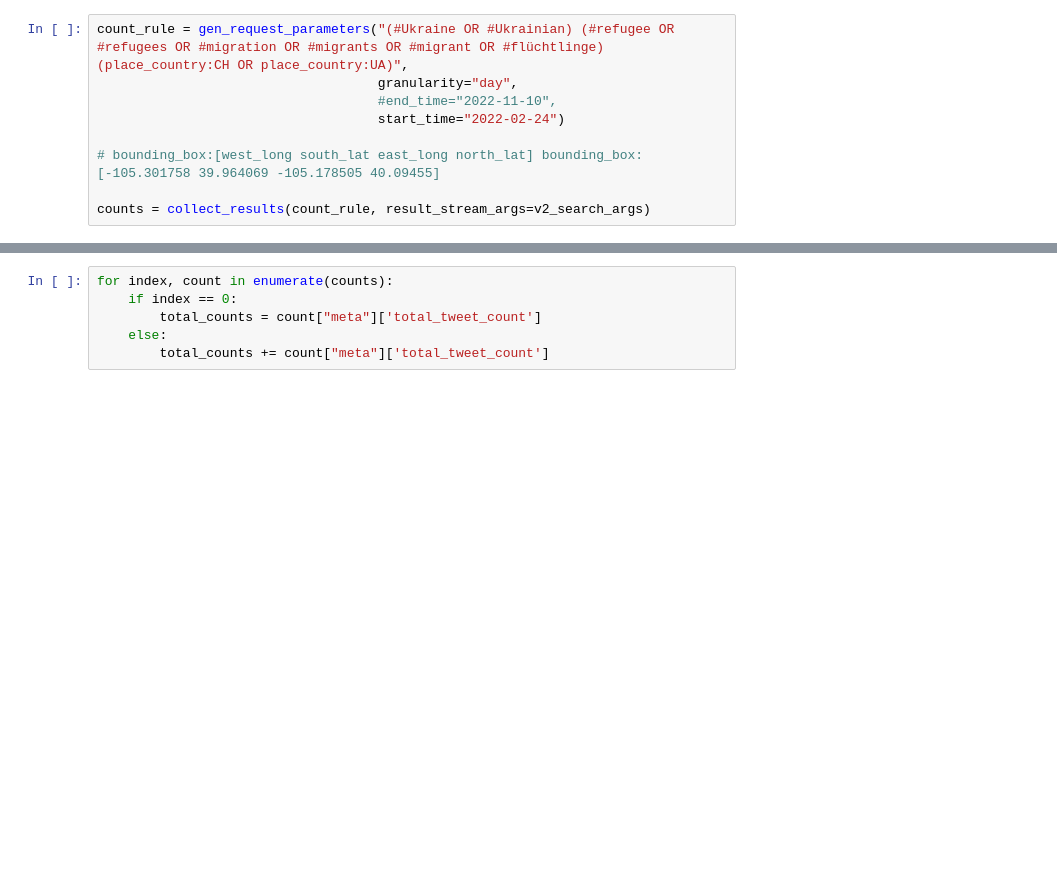
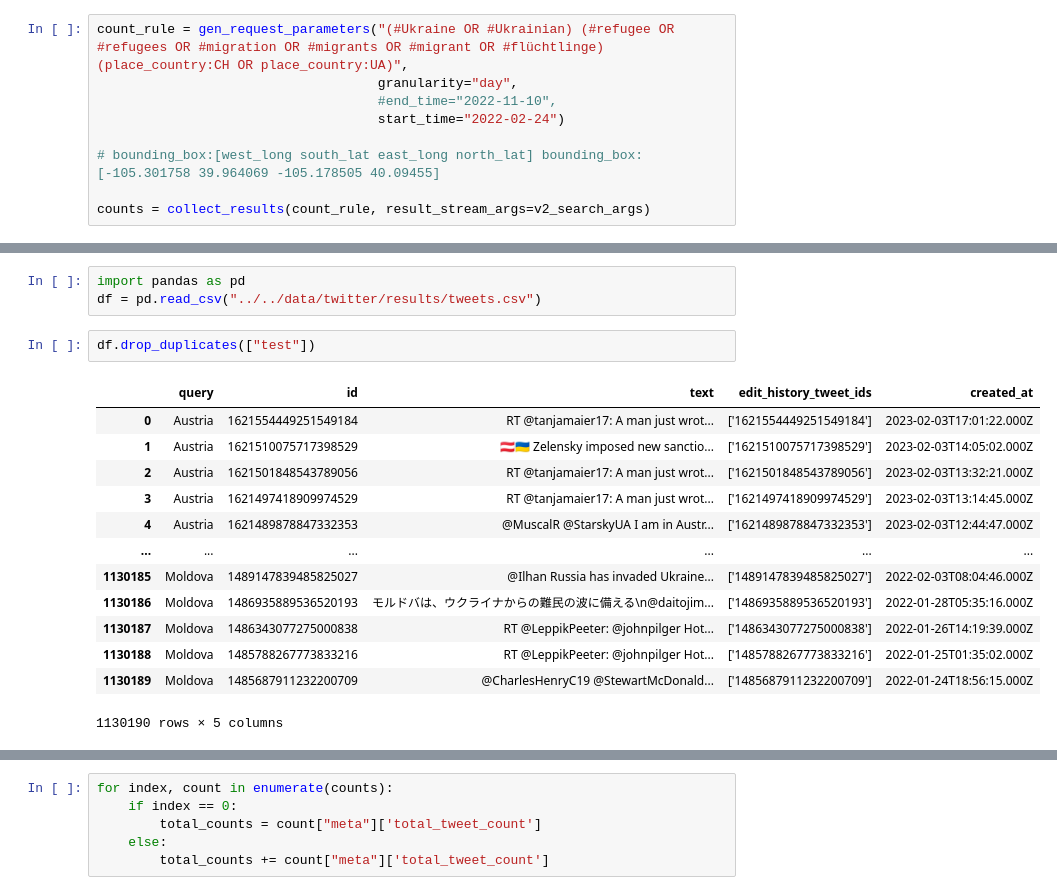
Before and after one commit to sprenkamp/refugee_europe_unsupervised, a Jupyter notebook: src/twitter_tools/scrape_tweets.ipynb, the cells around one changed output, grey strips where cells are left out. Drawn from its saved outputs; the diff is of its cells as text; blank space fills up the shorter version.

Commit message:
adding new data download files and new stopwords file spacy

```diff
--- a/src/twitter_tools/scrape_tweets.ipynb
+++ b/src/twitter_tools/scrape_tweets.ipynb
@@ -30,0 +40,19 @@ counts[0]["meta"]['total_tweet_count']
+# %%
+import pandas as pd
+df = pd.read_csv("../../data/twitter/results/tweets.csv")
+# %%
+df.drop_duplicates(["test"])
+# %% [output]
+|  | query | id | text | edit_history_tweet_ids | created_at |
+| 0 | Austria | 1621554449251549184 | RT @tanjamaier17: A man just wrot... | ['1621554449251549184'] | 2023-02-03T17:01:22.000Z |
+| 1 | Austria | 1621510075717398529 | 🇦🇹🇺🇦 Zelensky imposed new sanctio... | ['1621510075717398529'] | 2023-02-03T14:05:02.000Z |
+| 2 | Austria | 1621501848543789056 | RT @tanjamaier17: A man just wrot... | ['1621501848543789056'] | 2023-02-03T13:32:21.000Z |
+| 3 | Austria | 1621497418909974529 | RT @tanjamaier17: A man just wrot... | ['1621497418909974529'] | 2023-02-03T13:14:45.000Z |
+| 4 | Austria | 1621489878847332353 | @MuscalR @StarskyUA I am in Austr... | ['1621489878847332353'] | 2023-02-03T12:44:47.000Z |
+| ... | ... | ... | ... | ... | ... |
+| 1130185 | Moldova | 1489147839485825027 | @Ilhan Russia has invaded Ukraine... | ['1489147839485825027'] | 2022-02-03T08:04:46.000Z |
+| 1130186 | Moldova | 1486935889536520193 | モルドバは、ウクライナからの難民の波に備える\n@daitojim... | ['1486935889536520193'] | 2022-01-28T05:35:16.000Z |
+| 1130187 | Moldova | 1486343077275000838 | RT @LeppikPeeter: @johnpilger Hot... | ['1486343077275000838'] | 2022-01-26T14:19:39.000Z |
+| 1130188 | Moldova | 1485788267773833216 | RT @LeppikPeeter: @johnpilger Hot... | ['1485788267773833216'] | 2022-01-25T01:35:02.000Z |
+| 1130189 | Moldova | 1485687911232200709 | @CharlesHenryC19 @StewartMcDonald... | ['1485687911232200709'] | 2022-01-24T18:56:15.000Z |
+1130190 rows × 5 columns
```
Also changed, not shown: parts of 10 cells of this notebook, 9 other files.
